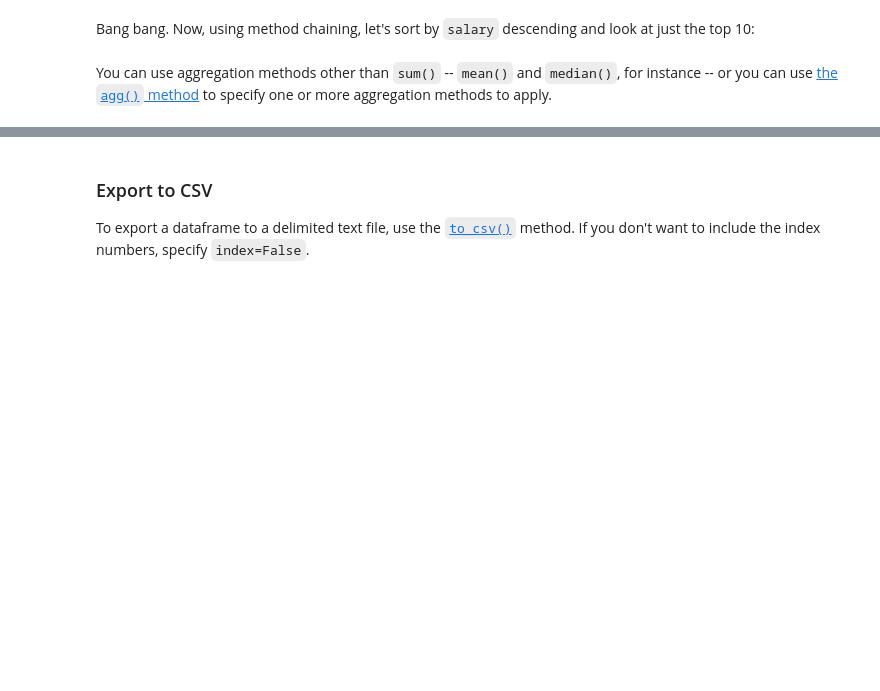
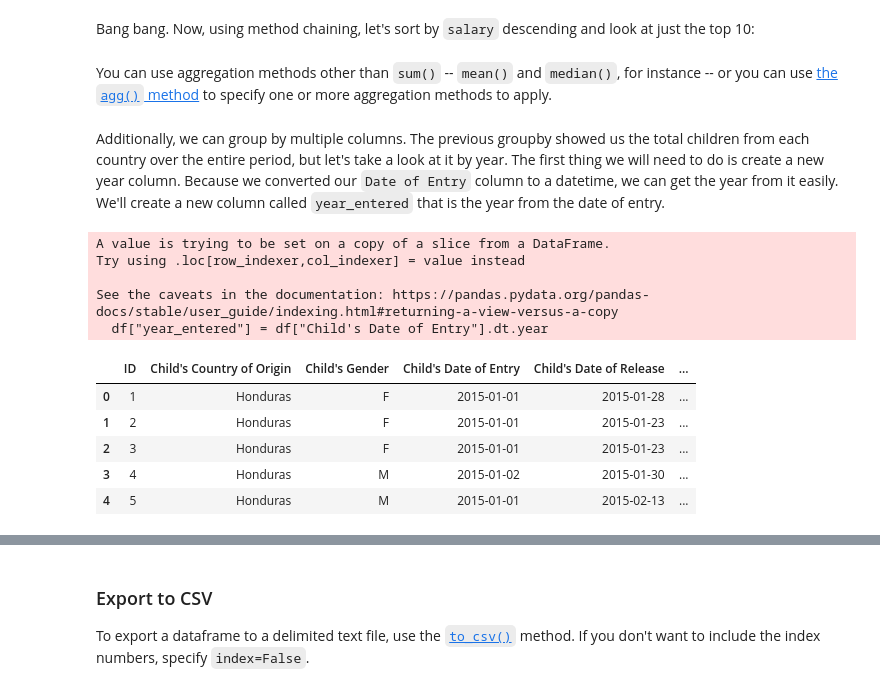
Before and after one commit to ejmurra/teaching-guide-intro-to-pandas, a Jupyter notebook: Introduction to pandas.ipynb, the cells around one changed output, grey strips where cells are left out. Drawn from its saved outputs; the diff is of its cells as text; code cells hidden in the pictures; blank space fills up the shorter version.

```diff
--- a/Introduction to pandas.ipynb
+++ b/Introduction to pandas.ipynb
@@ -285,3 +397,20 @@ Bang bang. Now, using method chaining, let's sort by `salary` descending and loo
 df[["Child's Country of Origin", "ID"]].groupby("Child's Country of Origin").count().sort_values('ID', ascending=False).head(10)
 # %% [markdown]
 You can use aggregation methods other than `sum()` -- `mean()` and `median()`, for instance -- or you can use [the `agg()` method](https://pandas.pydata.org/pandas-docs/stable/reference/api/pandas.DataFrame.agg.html) to specify one or more aggregation methods to apply.
+# %% [markdown]
+Additionally, we can group by multiple columns. The previous groupby showed us the total children from each country over the entire period, but let's take a look at it by year. The first thing we will need to do is create a new year column. Because we converted our `Date of Entry` column to a datetime, we can get the year from it easily. We'll create a new column called `year_entered` that is the year from the date of entry.
+# %%
+df["year_entered"] = df["Child's Date of Entry"].dt.year
+df.head()
+# %% [output]
+A value is trying to be set on a copy of a slice from a DataFrame.
+Try using .loc[row_indexer,col_indexer] = value instead
+
+See the caveats in the documentation: https://pandas.pydata.org/pandas-docs/stable/user_guide/indexing.html#returning-a-view-versus-a-copy
+  df["year_entered"] = df["Child's Date of Entry"].dt.year
+|  | ID | Child's Country of Origin | Child's Gender | Child's Date of Entry | Child's Date of Release | ... |
+| 0 | 1 | Honduras | F | 2015-01-01 | 2015-01-28 | ... |
+| 1 | 2 | Honduras | F | 2015-01-01 | 2015-01-23 | ... |
+| 2 | 3 | Honduras | F | 2015-01-01 | 2015-01-23 | ... |
+| 3 | 4 | Honduras | M | 2015-01-02 | 2015-01-30 | ... |
+| 4 | 5 | Honduras | M | 2015-01-01 | 2015-02-13 | ... |
```
Also changed, not shown: parts of 32 cells of this notebook.
